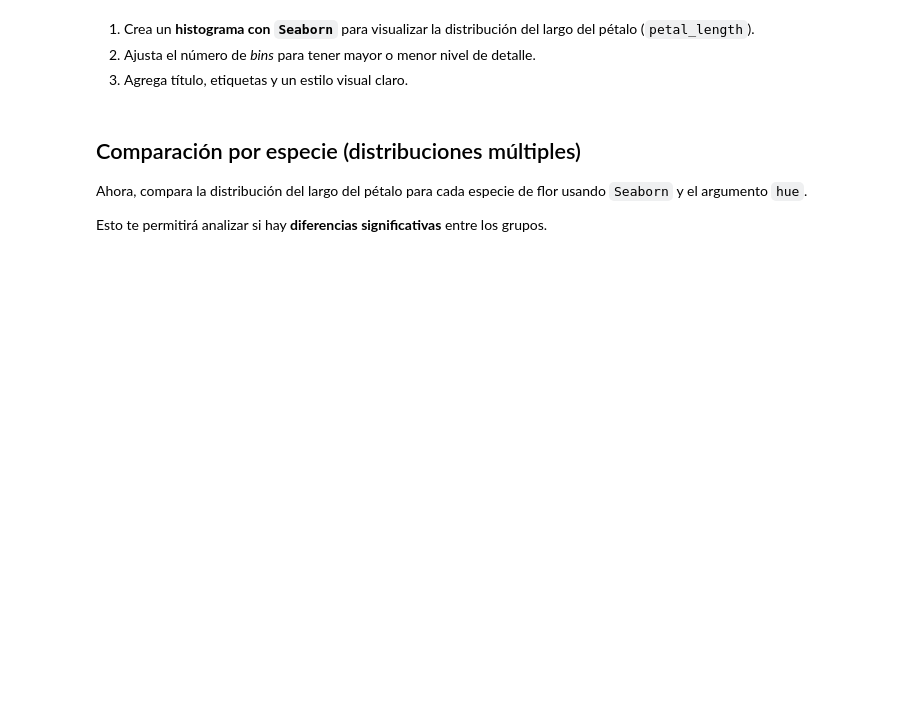
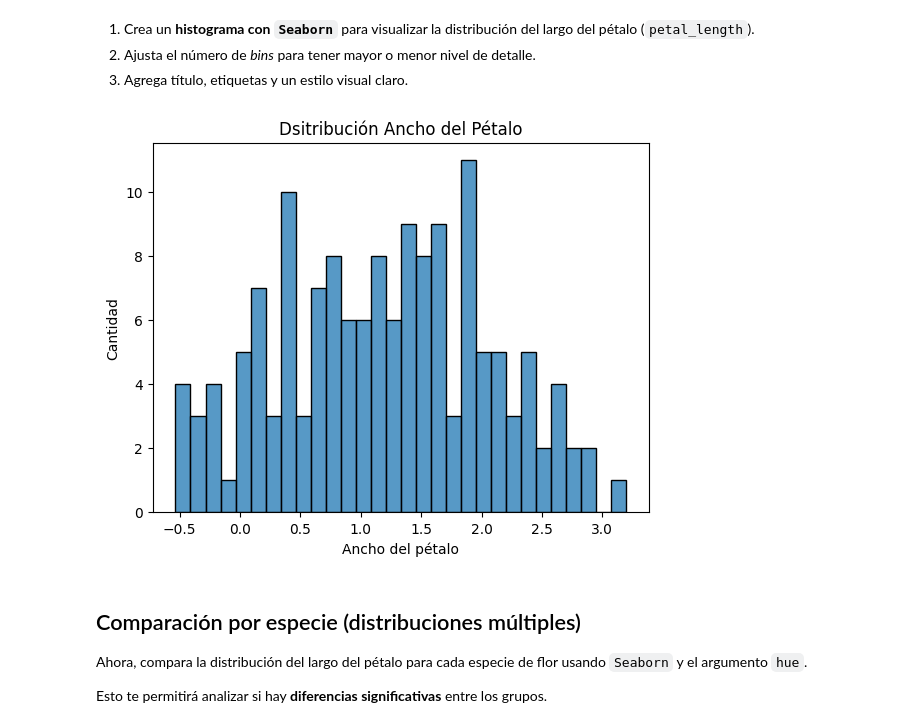
Before and after one commit to mfvilches/visualization-exercises-with-matplot-and-seaborn, a Jupyter notebook: notebook/problems.es.ipynb, the cells around one changed output. Drawn from its saved outputs; the diff is of its cells as text; code cells hidden in the pictures; blank space fills up the shorter version.

```diff
--- a/notebook/problems.es.ipynb
+++ b/notebook/problems.es.ipynb
@@ -192,3 +196,12 @@ df_iris.head() # Mostrar DataFrame
+# %%
+# tu código
+sns.histplot(df_iris,x='petal_width',bins=30)
+plt.title("Dsitribución Ancho del Pétalo")
+plt.xlabel("Ancho del pétalo")
+plt.ylabel("Cantidad")
+plt.show()
+# %% [output]
+[figure, added]
 # %% [markdown]
 ## Comparación por especie (distribuciones múltiples)
 
```
Also changed, not shown: parts of 4 cells of this notebook.
